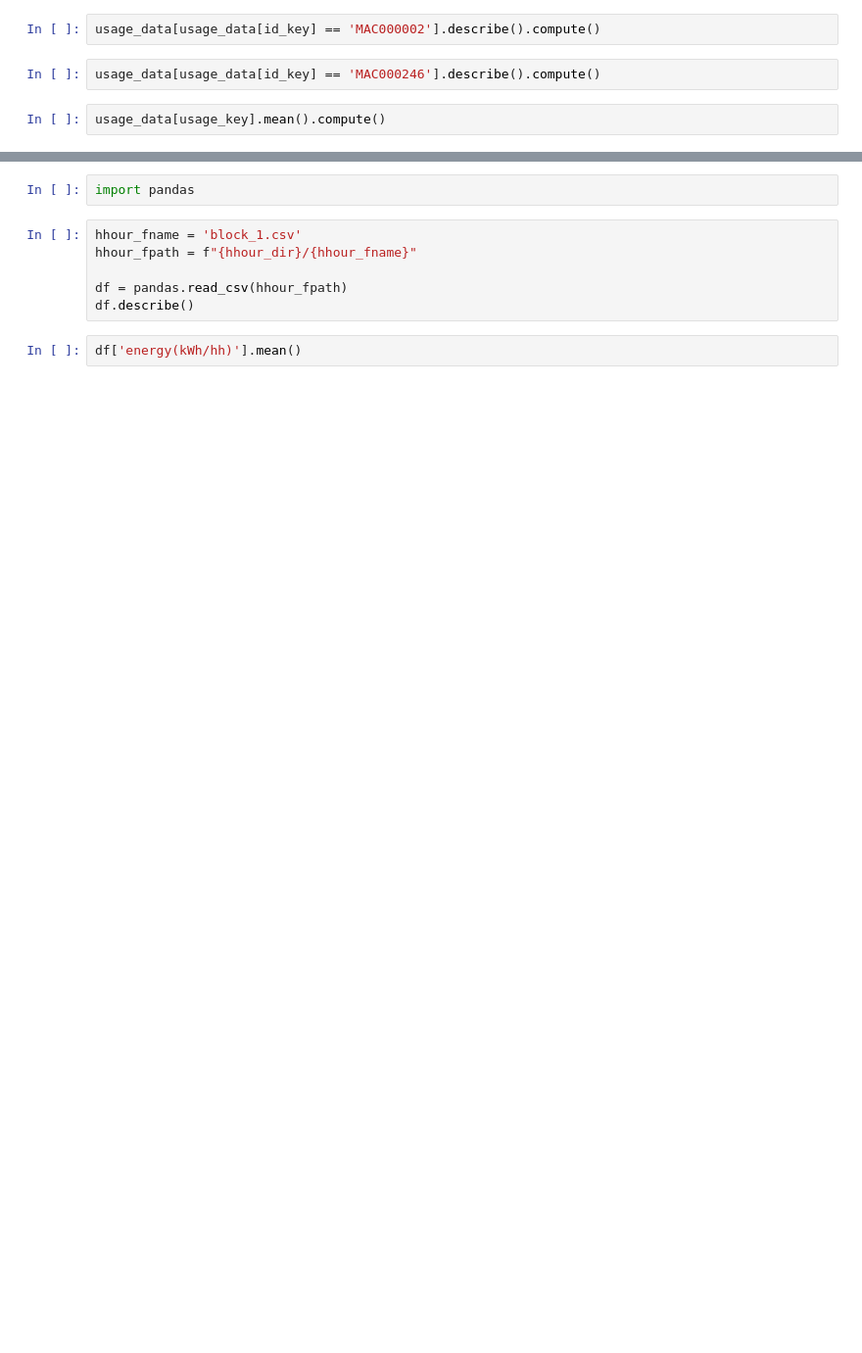
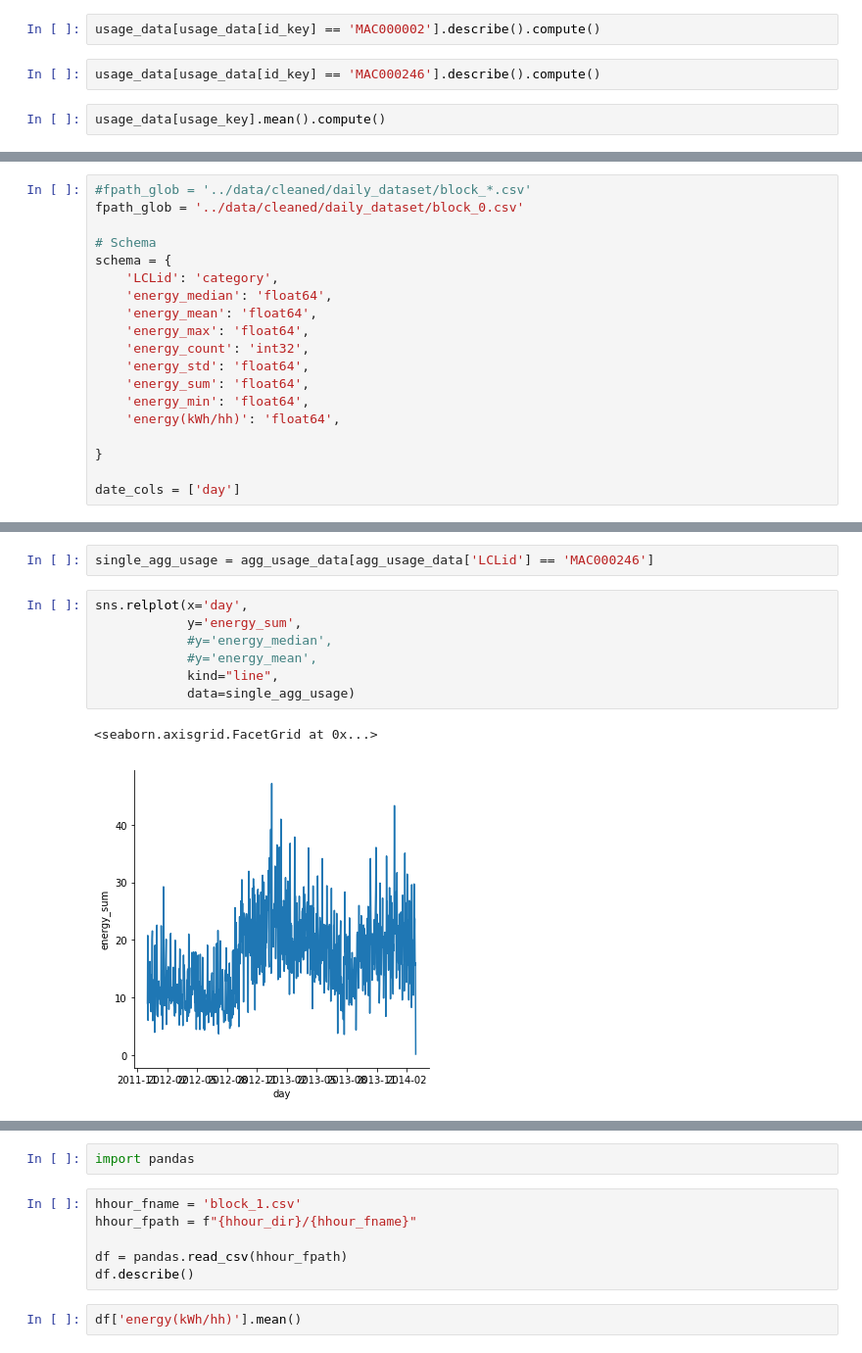
Before and after one commit to npendicott/london-forcast, a Jupyter notebook: modelng/exploratory_analysis.ipynb, the cells around one changed output, grey strips where cells are left out. Shown: that part at 98% size. Cells and saved outputs as stored; diff of their text form; blank space fills up the shorter version.

```diff
--- a/modelng/exploratory_analysis.ipynb
+++ b/modelng/exploratory_analysis.ipynb
@@ -78,0 +167,19 @@ usage_data.groupby(id_key)[usage_key].mean().compute()
+# %%
+#fpath_glob = '../data/cleaned/daily_dataset/block_*.csv'
+fpath_glob = '../data/cleaned/daily_dataset/block_0.csv'
+
+# Schema
+schema = {
+    'LCLid': 'category',
+    'energy_median': 'float64',
+    'energy_mean': 'float64',
+    'energy_max': 'float64',
+    'energy_count': 'int32',
+    'energy_std': 'float64',
+    'energy_sum': 'float64',
+    'energy_min': 'float64',
+    'energy(kWh/hh)': 'float64',
+
+}
+
+date_cols = ['day']
@@ -78,0 +286,12 @@ usage_data.groupby(id_key)[usage_key].mean().compute()
+# %%
+single_agg_usage = agg_usage_data[agg_usage_data['LCLid'] == 'MAC000246']
+# %%
+sns.relplot(x='day',
+            y='energy_sum',
+            #y='energy_median',
+            #y='energy_mean',
+            kind="line",
+            data=single_agg_usage)
+# %% [output]
+<seaborn.axisgrid.FacetGrid at 0x...>
+[figure, added]
```
Also changed, not shown: parts of 58 cells of this notebook.
